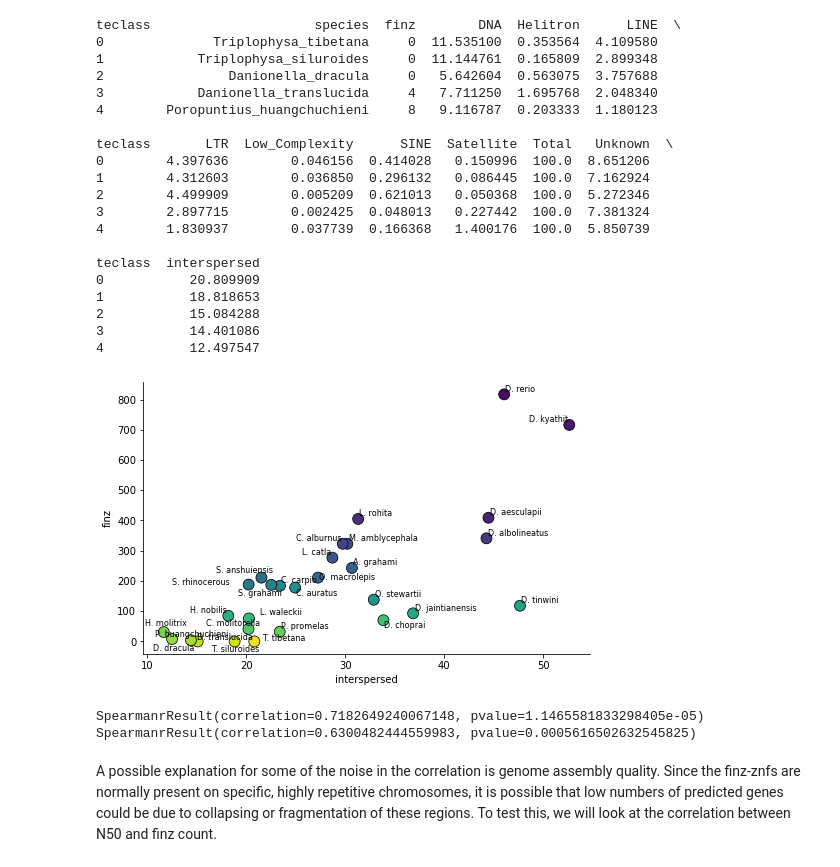
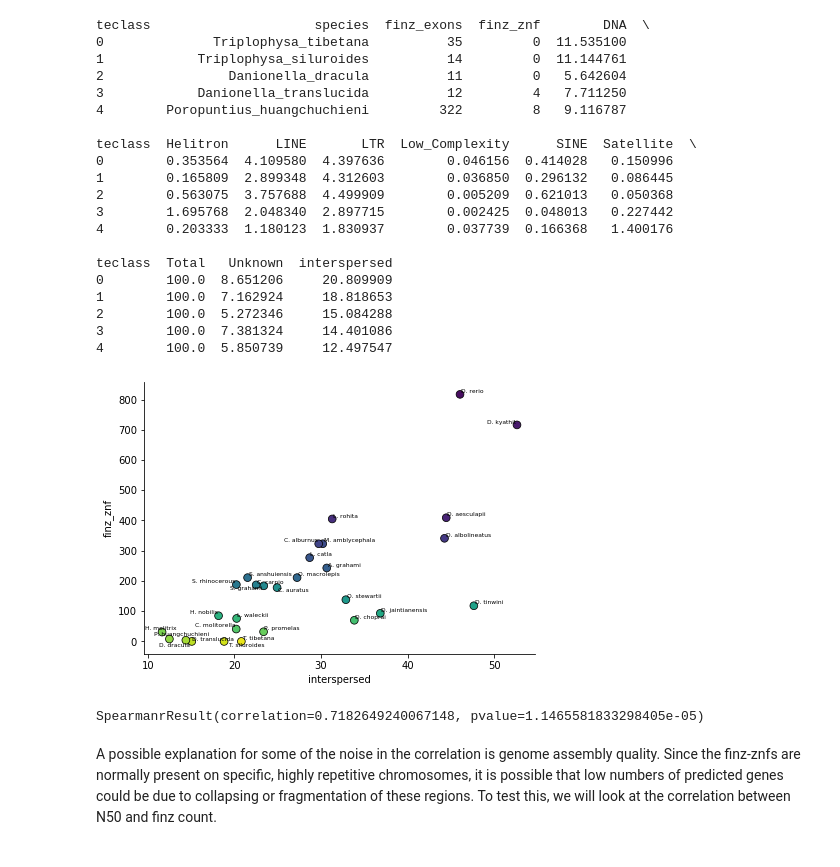
Before and after one commit to jonathan-wells/finz-znf, a Jupyter notebook: analysis/finz_te_correlation.ipynb, the cells around one changed output. Saved outputs shown, nothing was run; the diff lists cells and outputs as text; code cells hidden in the pictures.

```diff
--- a/analysis/finz_te_correlation.ipynb
+++ b/analysis/finz_te_correlation.ipynb
@@ -21,26 +21,34 @@ def read_counts(countfile):
     count_df = pd.read_csv(countfile, sep='\t', header=None, names=['teclass', 'readcount'])
     return count_df
 
-def count_finz(species):
+def count_finz_znf(species):
     count = 0
     with open('../data/seqs/cypriniformes_augustus_finz.fa') as infile:
         for line in infile:
             if line.startswith(f'>{species}'):
                 count += 1
     return count
+
+def count_finz_exons(species):
+    count = 0
+    with open(f'../data/blast-out/{species}_finz_locs.out') as infile:
+        for line in infile:
+            count += 1
+    return count
 # %%
 count_dfs = []
 for sp, val in dnapipete_data.items():
     count_df = read_counts(val)
     count_df['species'] = sp
-    count_df['finz'] = count_finz(sp)
+    count_df['finz_znf'] = count_finz_znf(sp)
+    count_df['finz_exons'] = count_finz_exons(sp)
     count_dfs.append(count_df)
 
 count_df = pd.concat(count_dfs)
-count_df = count_df.pivot_table(index=['species', 'finz'],
+count_df = count_df.pivot_table(index=['species', 'finz_exons', 'finz_znf'],
                                 columns='teclass',
                                 values='readcount') \
-    .sort_values('finz') \
+    .sort_values('finz_znf') \
     .reset_index()
 count_df['Unknown'] = count_df.na + count_df.others
 count_df = count_df.drop(['Others', 'Tandem_repeats', 'na', 'others', 'rRNA', 'MITE', 'Simple_repeat'], axis=1)
@@ -51,56 +59,53 @@ for teclass in ['DNA', 'Helitron', 'LINE', 'LTR', 'SINE', 'Low_Complexity', 'Sat
 print(count_df.head())
 count_df.to_csv('../data/finz_te_counts.txt', sep='\t', header=True, index=False)
 # %% [output]
-teclass                     species  finz        DNA  Helitron      LINE  \
-0              Triplophysa_tibetana     0  11.535100  0.353564  4.109580
-1            Triplophysa_siluroides     0  11.144761  0.165809  2.899348
-2                Danionella_dracula     0   5.642604  0.563075  3.757688
-3            Danionella_translucida     4   7.711250  1.695768  2.048340
-4        Poropuntius_huangchuchieni     8   9.116787  0.203333  1.180123
+teclass                     species  finz_exons  finz_znf        DNA  \
+0              Triplophysa_tibetana          35         0  11.535100
+1            Triplophysa_siluroides          14         0  11.144761
+2                Danionella_dracula          11         0   5.642604
+3            Danionella_translucida          12         4   7.711250
+4        Poropuntius_huangchuchieni         322         8   9.116787
 
-teclass       LTR  Low_Complexity      SINE  Satellite  Total   Unknown  \
-0        4.397636        0.046156  0.414028   0.150996  100.0  8.651206
-1        4.312603        0.036850  0.296132   0.086445  100.0  7.162924
-2        4.499909        0.005209  0.621013   0.050368  100.0  5.272346
-3        2.897715        0.002425  0.048013   0.227442  100.0  7.381324
-4        1.830937        0.037739  0.166368   1.400176  100.0  5.850739
+teclass  Helitron      LINE       LTR  Low_Complexity      SINE  Satellite  \
+0        0.353564  4.109580  4.397636        0.046156  0.414028   0.150996
+1        0.165809  2.899348  4.312603        0.036850  0.296132   0.086445
+2        0.563075  3.757688  4.499909        0.005209  0.621013   0.050368
+3        1.695768  2.048340  2.897715        0.002425  0.048013   0.227442
+4        0.203333  1.180123  1.830937        0.037739  0.166368   1.400176
 
-teclass  interspersed
-0           20.809909
-1           18.818653
-2           15.084288
-3           14.401086
-4           12.497547
+teclass  Total   Unknown  interspersed
+0        100.0  8.651206     20.809909
+1        100.0  7.162924     18.818653
+2        100.0  5.272346     15.084288
+3        100.0  7.381324     14.401086
+4        100.0  5.850739     12.497547
 # %%
 column = 'interspersed'
-fig, ax = plt.subplots(figsize=(8, 5))
+fig, ax = plt.subplots(figsize=(7, 5))
 sns.scatterplot(data=count_df,
                 x=column,
-                y='finz',
+                y='finz_znf',
                 hue='species',
                 palette='viridis_r',
                 edgecolor='k',
-                s=120,
+                s=60,
                 ax=ax)
 ax.get_legend().remove()
 
 labels = []
 for row in count_df.iterrows():
     label = row[1]['species'].split('_')[0][0] +'. '+ row[1]['species'].split('_')[1]
-    labels.append(ax.text(row[1][column], row[1]['finz'], label, size=8, va='center', ha='center'))
+    labels.append(ax.text(row[1][column], row[1]['finz_znf'], label, size=6, va='center', ha='center'))
 adjust_text(labels)
 
 sns.despine()
 plt.show()
 print(stats.spearmanr(count_df[column],
-                      count_df['finz']))
-print(stats.spearmanr(count_df.loc[~count_df.species.isin(['Danio_rerio', 'Danio_aesculapii', 'Danio_kyathit'])][column],
-                      count_df.loc[~count_df.species.isin(['Danio_rerio', 'Danio_aesculapii', 'Danio_kyathit'])]['finz']))
-fig.savefig('/Users/jonwells/Desktop/finz_znf_corr.pdf', bbox_inches='tight')
+                      count_df['finz_znf']))
+fig.savefig('../figs/finz_znf_corr.pdf', bbox_inches='tight')
 # %% [output]
-[figure, old version]
+[figure, new version]
 SpearmanrResult(correlation=0.7182649240067148, pvalue=1.1465581833298405e-05)
-SpearmanrResult(correlation=0.6300482444559983, pvalue=0.0005616502632545825)
 # %% [markdown]
 A possible explanation for some of the noise in the correlation is genome assembly quality. Since the finz-znfs are normally present on specific, highly repetitive chromosomes, it is possible that low numbers of predicted genes could be due to collapsing or fragmentation of these regions. To test this, we will look at the correlation between N50 and finz count.
 # %%
```
Also changed, not shown: 2 other files.
